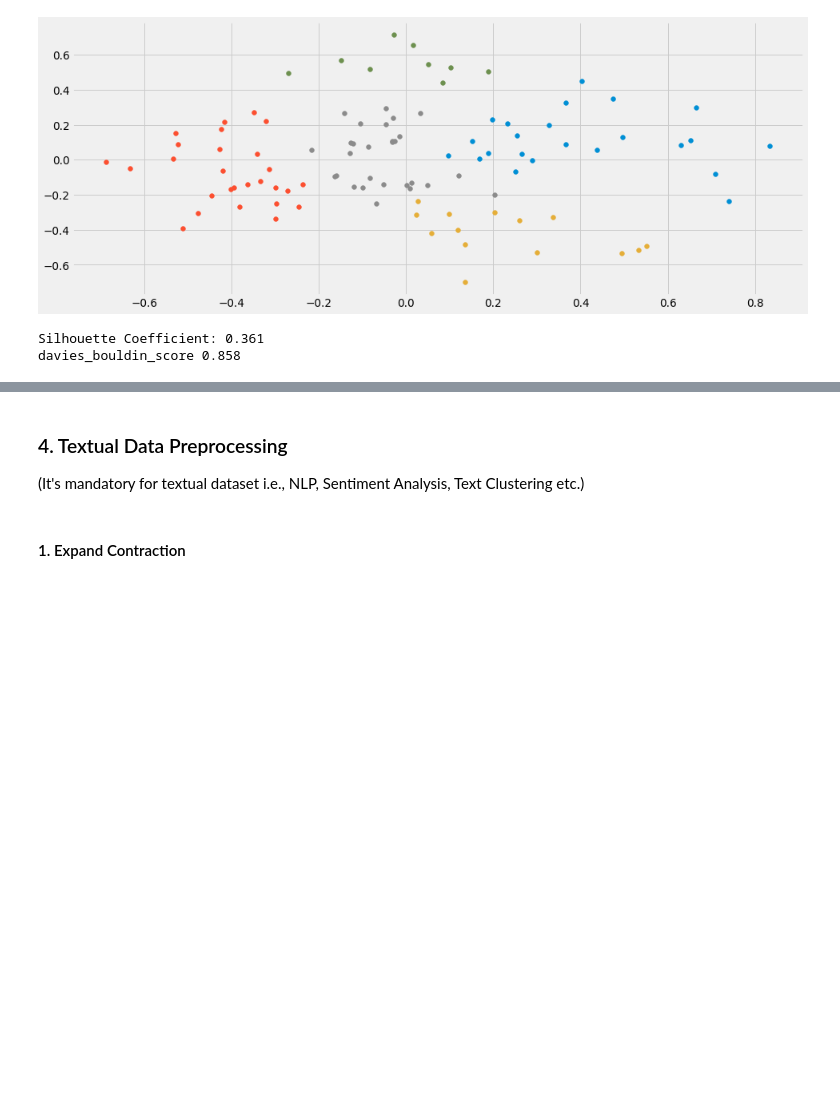
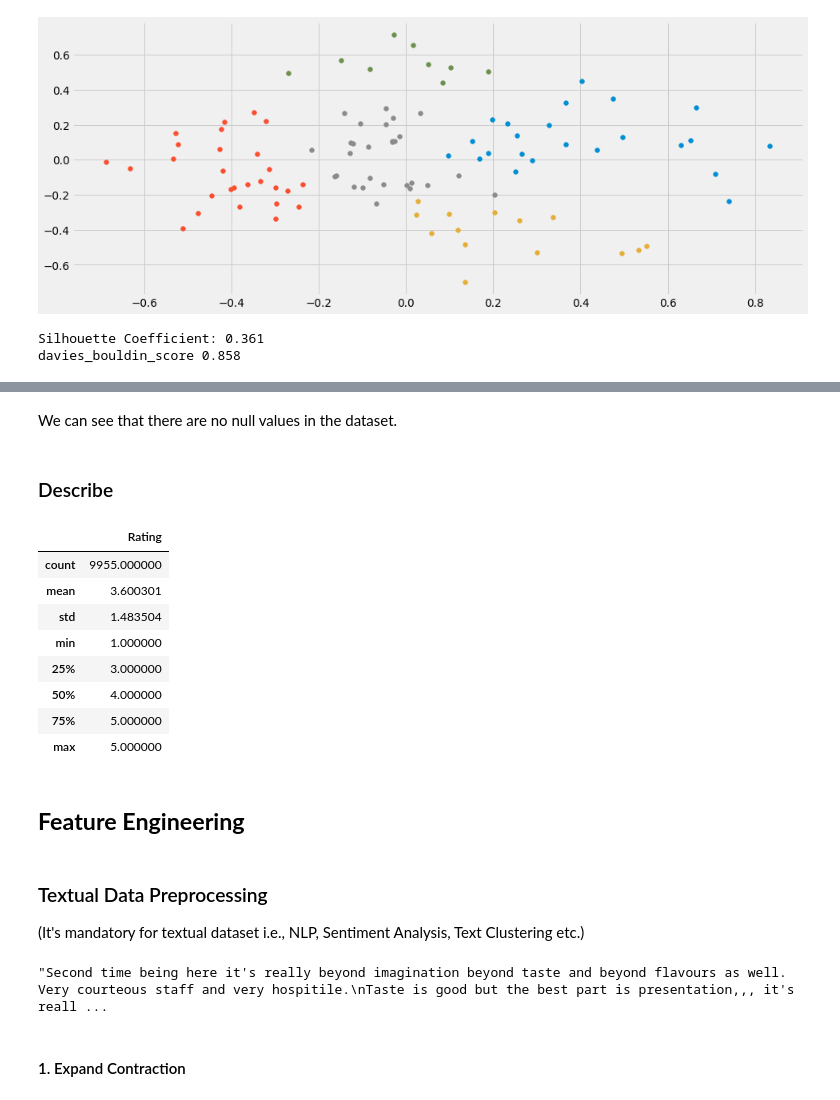
Before and after one commit to kumarabhinavthakur274/Zomato-Restaurant-Clustering-And-Sentiment-Analysis, a Jupyter notebook: Kumar_Abhinav_Zomato_Restaurant_Clustering_And_Sentiment_Analysis.ipynb, the cells around one changed output, grey strips where cells are left out. Drawn from its saved outputs; the diff is of its cells as text; code cells hidden in the pictures; blank space fills up the shorter version.

```diff
--- a/Kumar_Abhinav_Zomato_Restaurant_Clustering_And_Sentiment_Analysis.ipynb
+++ b/Kumar_Abhinav_Zomato_Restaurant_Clustering_And_Sentiment_Analysis.ipynb
@@ -5196,6 +5265,29 @@ sentiment_df['Review'][68]
+# %% [markdown]
+We can see that there are no null values in the dataset.
+# %% [markdown]
+### Describe
+# %%
+sentiment_df.describe()
+# %% [output]
+|  | Rating |
+| count | 9955.000000 |
+| mean | 3.600301 |
+| std | 1.483504 |
+| min | 1.000000 |
+| 25% | 3.000000 |
+| 50% | 4.000000 |
+| 75% | 5.000000 |
+| max | 5.000000 |
+# %% [markdown]
+## **Feature Engineering**
 # %% [markdown]
-### 4. Textual Data Preprocessing
+### Textual Data Preprocessing
 (It's mandatory for textual dataset i.e., NLP, Sentiment Analysis, Text Clustering etc.)
+# %%
+# checking the intial text
+sentiment_df['Review'][68]
+# %% [output]
+"Second time being here it's really beyond imagination beyond taste and beyond flavours as well. Very courteous staff and very hospitile.\nTaste is good but the best part is presentation,,, it's reall ...
 # %% [markdown]
 #### 1. Expand Contraction
 # %%
```
Also changed, not shown: parts of 87 cells of this notebook.
